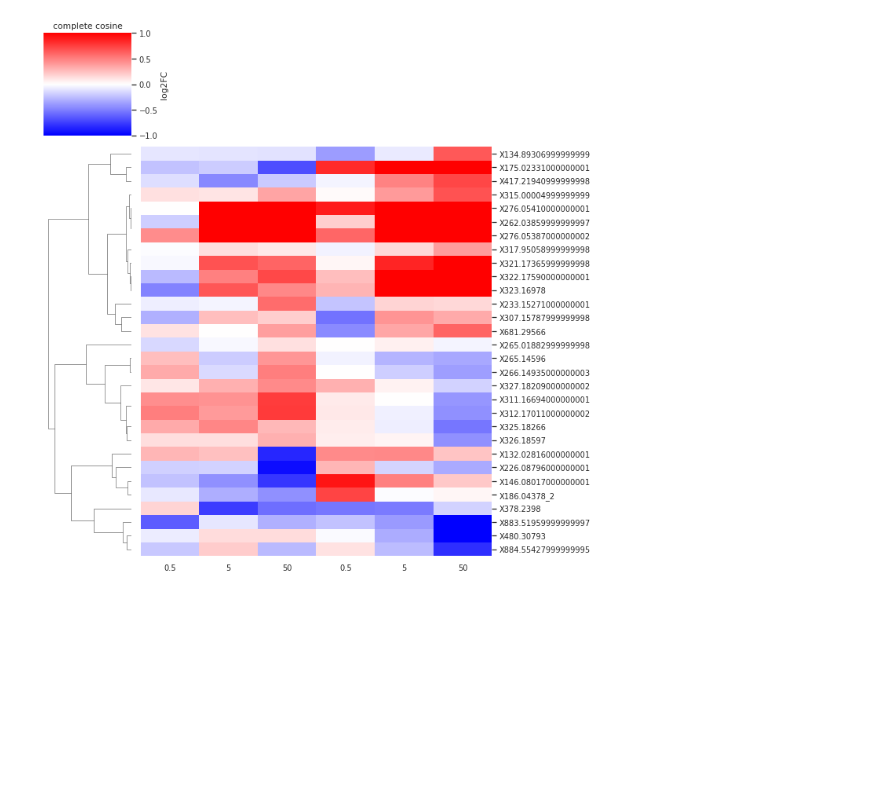
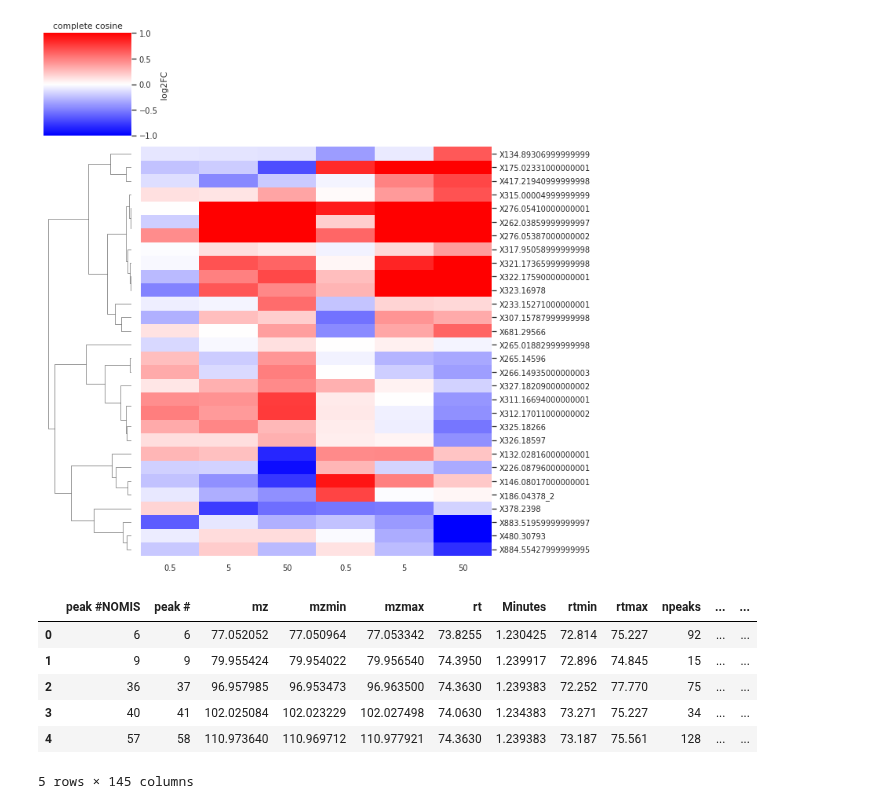
Before and after one commit to adelomana/HUVECs, a Jupyter notebook: Fig.4.untargeted/patient-specific/patient_specific_dose_responders_fold_change.ipynb, the cells around one changed output. Cells and saved outputs as stored; diff of their text form; code cells hidden in the pictures; blank space fills up the shorter version.

```diff
--- a/Fig.4.untargeted/patient-specific/patient_specific_dose_responders.ipynb
+++ b/Fig.4.untargeted/patient-specific/patient_specific_dose_responders_fold_change.ipynb
@@ -298,3 +289,16 @@ matplotlib.pyplot.tight_layout()
 [figure]
 # %%
 # generate table for annotation
+# %%
+### retention time
+rtfile = '/home/adrian/gd15/hi/research/huvec/data/untargetted/annotation/AllBatches_ACID_NEG_ROSA_XCMS.xlsx'
+rtinfo = pandas.read_excel(rtfile)
+rtinfo.head()
+# %% [output]
+|  | peak #NOMIS | peak # | mz | mzmin | mzmax | rt | Minutes | rtmin | rtmax | npeaks | ... | ... |
+| 0 | 6 | 6 | 77.052052 | 77.050964 | 77.053342 | 73.8255 | 1.230425 | 72.814 | 75.227 | 92 | ... | ... |
+| 1 | 9 | 9 | 79.955424 | 79.954022 | 79.956540 | 74.3950 | 1.239917 | 72.896 | 74.845 | 15 | ... | ... |
+| 2 | 36 | 37 | 96.957985 | 96.953473 | 96.963500 | 74.3630 | 1.239383 | 72.252 | 77.770 | 75 | ... | ... |
+| 3 | 40 | 41 | 102.025084 | 102.023229 | 102.027498 | 74.0630 | 1.234383 | 73.271 | 75.227 | 34 | ... | ... |
+| 4 | 57 | 58 | 110.973640 | 110.969712 | 110.977921 | 74.3630 | 1.239383 | 73.187 | 75.561 | 128 | ... | ... |
+5 rows × 145 columns
```
Also changed, not shown: parts of 5 cells of this notebook, 1 other file.
